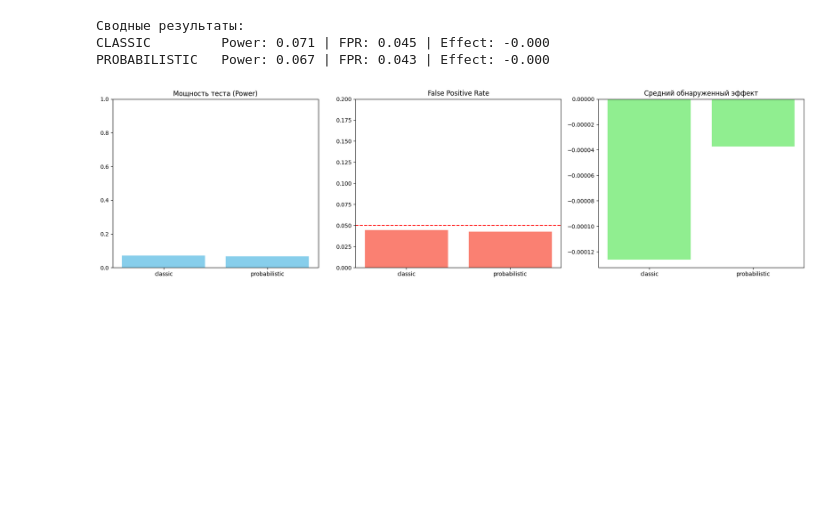
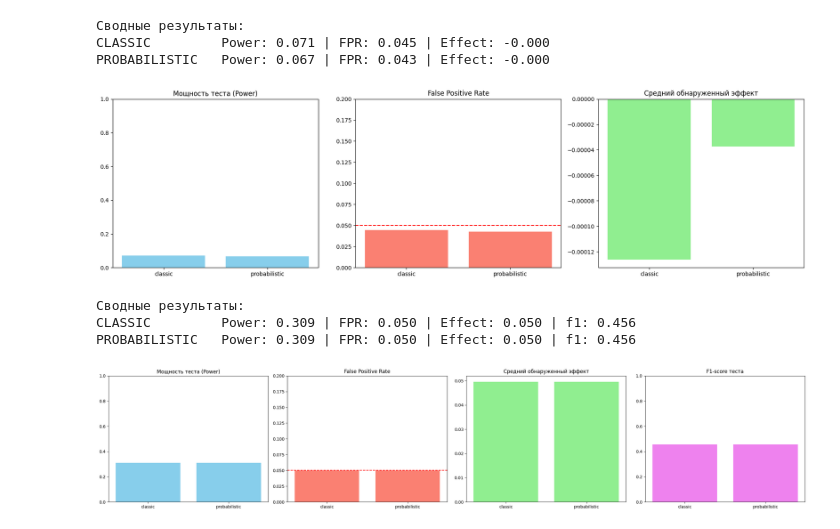
Before and after one commit to ErmakovSemen/diploma, a Jupyter notebook: diploma.ipynb, the cells around one changed output. Drawn from its saved outputs; the diff is of its cells as text; code cells hidden in the pictures; blank space fills up the shorter version.

```diff
--- a/diploma.ipynb
+++ b/diploma.ipynb
@@ -281,21 +295,22 @@ def config_fpr():
 def config_power():
     return {
         "experiment": {
-            "sample_size": 200,
+            "sample_size": 2000,  # по 1000 на каждую группу
             "groups": ["A", "B"],
             "alpha": 0.05,
             "prevalence": 0.25,
-            "effect_size": 0.10
+            "effect_size": 0.15    # заметная разница между группами
         },
         "assessors": {
-            "total_count": 40,
+            "total_count": 60,     # больше оценщиков — стабильней средние!
             "per_task_count": 12,
-            "tpr_mean": 0.8,
+            "tpr_mean": 0.82,      # хорошие, но не идеальные люди
             "tpr_std": 0.03,
-            "fpr_mean": 0.2,
+            "fpr_mean": 0.18,
             "fpr_std": 0.03
         }
     }
+
 
 def config_ideal():
     return {
@@ -374,3 +389,31 @@ if __name__ == "__main__":
 CLASSIC         Power: 0.071 | FPR: 0.045 | Effect: -0.000
 PROBABILISTIC   Power: 0.067 | FPR: 0.043 | Effect: -0.000
 [figure]
+# %%
+if __name__ == "__main__":
+    config = EXPERIMENT_CONFIGS['ideal']()
+
+
+
+
+
+
+    # Запуск эксперимента
+    df_results, summary = run_exp(config, n_simulations=500)
+
+    # Вывод сводки
+    print("\nСводные результаты:")
+    for method, stats in summary.items():
+        power      = f"{stats['power']:.3f}"      if stats['power'] is not None else "---"
+        fpr        = f"{stats['fpr']:.3f}"        if stats['fpr'] is not None else "---"
+        mean_eff   = f"{stats['mean_effect']:.3f}"if stats['mean_effect'] is not None else "---"
+        f1   = f"{stats['f1_test']:.3f}"if stats['f1_test'] is not None else "---"
+        print(f"{method.upper():<15} Power: {power} | FPR: {fpr} | Effect: {mean_eff} | f1: {f1}")
+
+    # Визуализация
+    plot_results(summary)
+# %% [output]
+Сводные результаты:
+CLASSIC         Power: 0.309 | FPR: 0.050 | Effect: 0.050 | f1: 0.456
+PROBABILISTIC   Power: 0.309 | FPR: 0.050 | Effect: 0.050 | f1: 0.456
+[figure, added]
```
Also changed, not shown: parts of 8 cells of this notebook.
